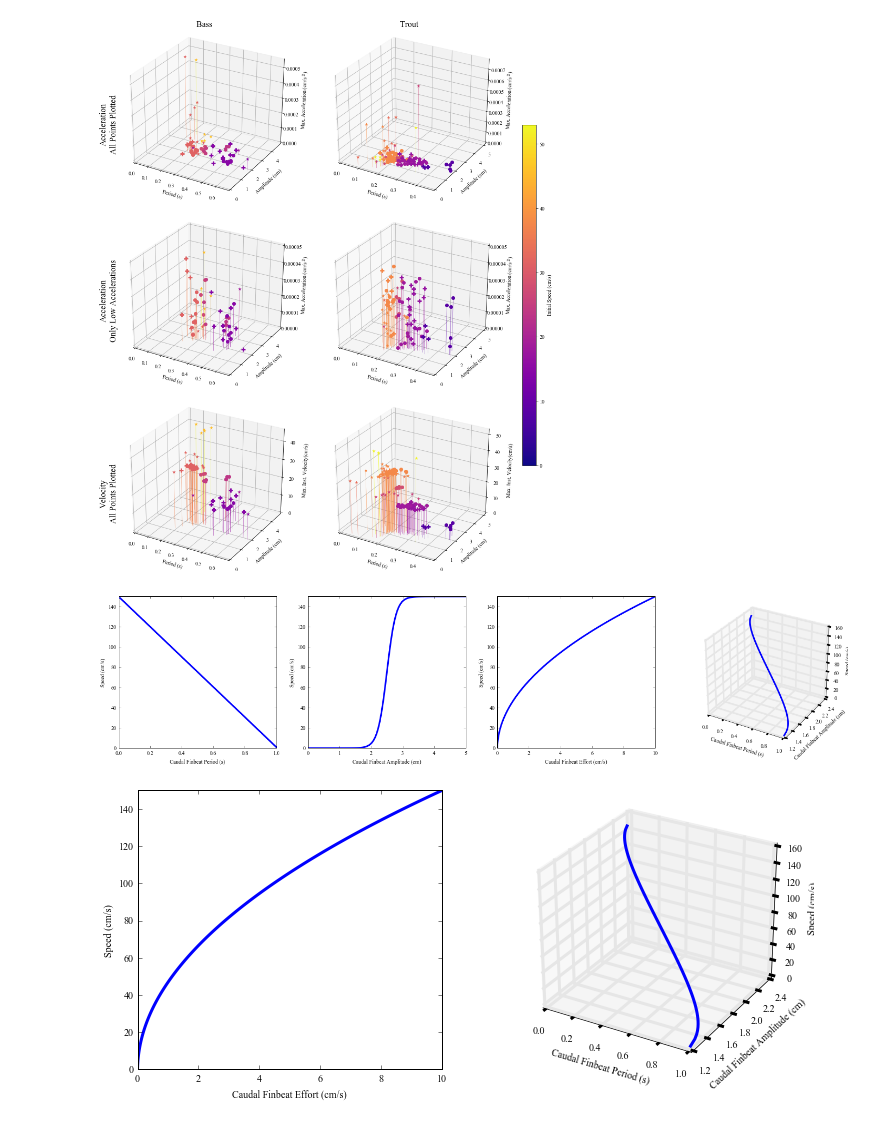
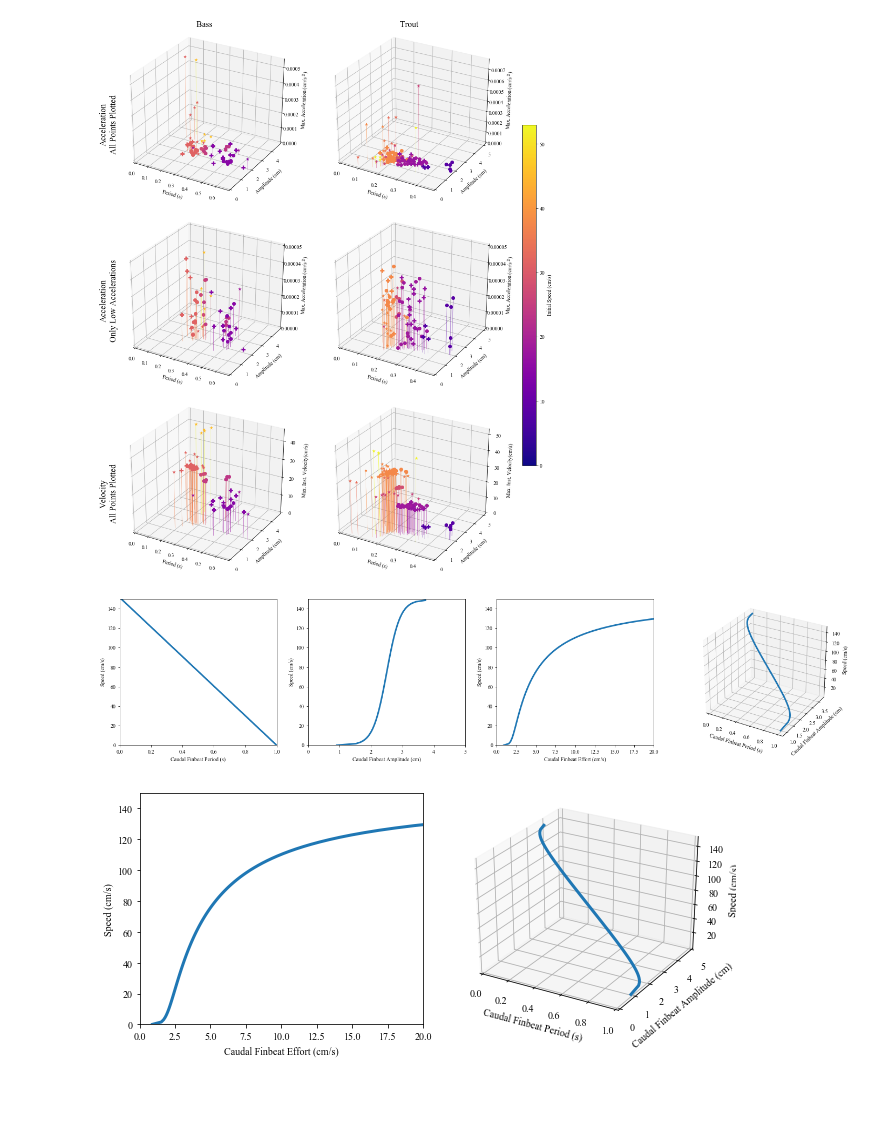
Before and after one commit to kfeilich/FishTrackProcessing, a Jupyter notebook: AccelerationCodeTesting.ipynb, the cells around one changed output. Cells and saved outputs as stored; diff of their text form; code cells hidden in the pictures; blank space fills up the shorter version.

Commit message:
Adding figures (as backup and for quick access)

```diff
--- a/AccelerationCodeTesting.ipynb
+++ b/AccelerationCodeTesting.ipynb
@@ -258,73 +258,68 @@ number_pts = 100
 per_max = 1.0
 
 # Simulate some data
-y = np.linspace(0.0,150, num=number_pts)
-x_period = np.linspace(start=0.01, stop=per_max, num=number_pts)
-period = (-149.0*x_period) + 150.0
-x_frequency = np.linspace(start = 0.01, stop = 10, num = number_pts)
-x_amplitude = np.linspace(start=0.01, stop=amp_max, num=100)
-amplitude = 150.0/(1.0+10.0**((2.5-x_amplitude)*3.0))  # arbitrary but approx. sigmoid
-amp_by_per = 5./2. - ((np.log(150/(150-149*x_period)))**(1./3.))/((np.log(10))**(1/3))
+speed = np.linspace(0.1,150, num=number_pts)
+period = -0.0066*speed + 0.999934
+amplitude = -0.217147 * np.log((0.00001)*((149/speed)-1))
+effort = np.divide(amplitude,period)
 
-# Set up the figure
+# Set up diagnostic figure
 fig1 = plt.figure(figsize = (24, 5))
+# Subplot1: Speed by Period
 ax1 = fig1.add_subplot(1,4,1)
 ax1.set_xlabel('Caudal Finbeat Period (s)')
 ax1.set_ylabel('Speed (cm/s)')
 ax1.set_xlim(0,1)
 ax1.set_ylim(0,speed_max)
-ax1.plot(x_period, period)
+ax1.plot(period, speed)
 
+# Subplot2: Speed by Amplitude
 ax2 = fig1.add_subplot(1,4,2)
 ax2.set_xlabel('Caudal Finbeat Amplitude (cm)')
 ax2.set_ylabel('Speed (cm/s)')
-#ax2.set_xlim(0,)
+ax2.set_xlim(0,5)
 ax2.set_ylim(0,speed_max)
-ax2.plot(x_amplitude, amplitude)
+ax2.plot(amplitude, speed)
 
-# Subplot 1: Gait Space (x: Caudal Fin "Effort", y: Speed)
+# Subplot 3: Gait Space (x: Caudal Fin "Effort", y: Speed)
 ax3 = fig1.add_subplot(1, 4, 3)
 ax3.set_xlabel('Caudal Finbeat Effort (cm/s)')
 ax3.set_ylabel('Speed (cm/s)')
-#ax1.set_xlim(0,)
+ax3.set_xlim(0,20)
 ax3.set_ylim(0,speed_max)
-ax3.plot(x_period*x_frequency, y)
+ax3.plot(effort, speed)
 
 ax4 = fig1.add_subplot(1,4,4, projection='3d')
 ax4.set_xlabel('Caudal Finbeat Period (s)')
 ax4.set_ylabel('Caudal Finbeat Amplitude (cm)')
 ax4.set_zlabel('Speed (cm/s)')
-ax4.plot(x_period, amp_by_per, period)
+ax4.plot(period, amplitude, speed)
 
-## Subplot 2: Gait Space broken out by period and amplitude
-#ax2 = fig1.add_subplot(1, 2, 2, projection = '3d')
-#ax2.set_xlabel('Period (cm/s)')
-#ax2.set_ylabel('Amplitude (cm/s)')
-#ax2.set_zlabel('Speed (cm/s)')
-#ax2.set_xlim3d(0, per_max)
-#ax2.set_ylim3d(0, amp_max)
-#ax2.set_zlim(0,speed_max)
-#ax2.plot(xs=x_period, ys=x_amplitude, zs=amplitude)
+plt.savefig("Fig1a_PerAmpEffortSpeed.pdf", fmt='pdf', bbox_inches='tight')
 plt.show()
 
-fig1a =  plt.figure(figsize = (12, 5))
+fig1a =  plt.figure(figsize = (8, 4))
 # Subplot 1: Gait Space (x: Caudal Fin "Effort", y: Speed)
 ax5 = fig1a.add_subplot(1, 2, 1)
 ax5.set_xlabel('Caudal Finbeat Effort (cm/s)')
 ax5.set_ylabel('Speed (cm/s)')
-#ax5.set_xlim(0,)
+ax5.set_xlim(0,20)
 ax5.set_ylim(0,speed_max)
-ax5.plot(x_period*x_frequency, y)
+ax5.plot(effort,speed)
 
 ax6 = fig1a.add_subplot(1,2,2, projection='3d')
 ax6.set_xlabel('Caudal Finbeat Period (s)')
 ax6.set_ylabel('Caudal Finbeat Amplitude (cm)')
 ax6.set_zlabel('Speed (cm/s)')
-ax6.plot(x_period, amp_by_per, period)
+ax6.set_xlim(0,1)
+ax6.set_ylim(0,5)
+ax6.plot(period, amplitude, speed)
+plt.tight_layout()
+plt.savefig("Fig1_EffortSpeed.pdf", fmt='pdf', bbox_inches='tight')
 plt.show()
 # %% [output]
-[figure, old version]
+[figure, new version]
-[figure, old version]
+[figure, new version]
 # %%
 import matplotlib.pyplot as plt
 import pywt
```
Also changed, not shown: parts of 1 cell of this notebook, 9 other files.
